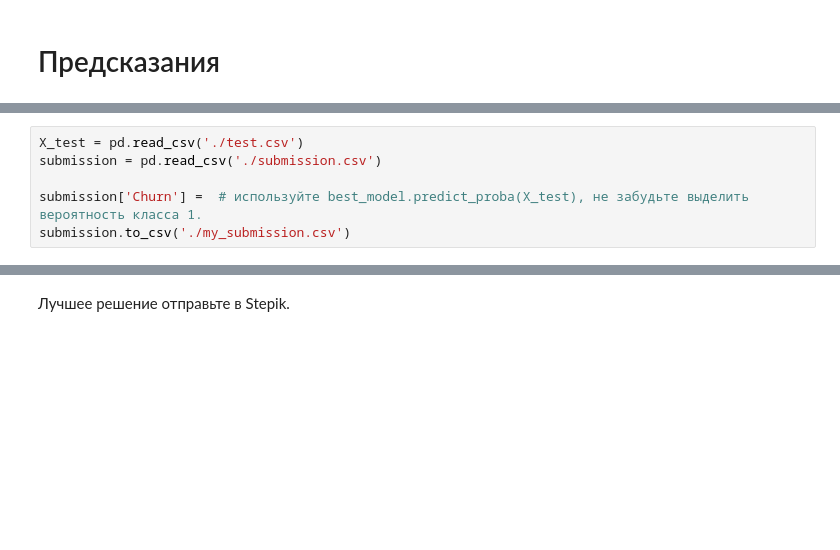
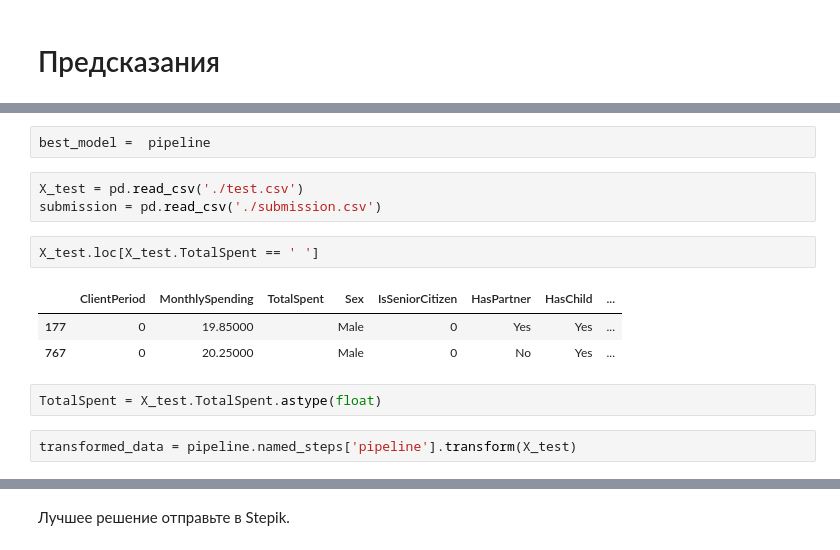
Before and after one commit to alex-chin/dsl_part_1_ml_cv, a Jupyter notebook: week_03_composition_model_selection/Homework/hw_3_kaggle_alx.ipynb, the cells around one changed output, grey strips where cells are left out. Cells and saved outputs as stored; diff of their text form; blank space fills up the shorter version.

```diff
--- a/week_03_composition_model_selection/Homework/hw_3_kaggle_alx.ipynb
+++ b/week_03_composition_model_selection/Homework/hw_3_kaggle_alx.ipynb
@@ -825,6 +955,15 @@ SyntaxError: invalid syntax (<ipython-input-12-7d881febecc7>, line 1)
+# %%
+best_model =  pipeline
 # %%
 X_test = pd.read_csv('./test.csv')
 submission = pd.read_csv('./submission.csv')
-
-submission['Churn'] =  # используйте best_model.predict_proba(X_test), не забудьте выделить вероятность класса 1.
-submission.to_csv('./my_submission.csv')
+# %%
+X_test.loc[X_test.TotalSpent == ' ']
+# %% [output]
+|  | ClientPeriod | MonthlySpending | TotalSpent | Sex | IsSeniorCitizen | HasPartner | HasChild | ... |
+| 177 | 0 | 19.85000 |  | Male | 0 | Yes | Yes | ... |
+| 767 | 0 | 20.25000 |  | Male | 0 | No | Yes | ... |
+# %%
+TotalSpent = X_test.TotalSpent.astype(float)
+# %%
+transformed_data = pipeline.named_steps['pipeline'].transform(X_test)
```
Also changed, not shown: parts of 57 cells of this notebook.
